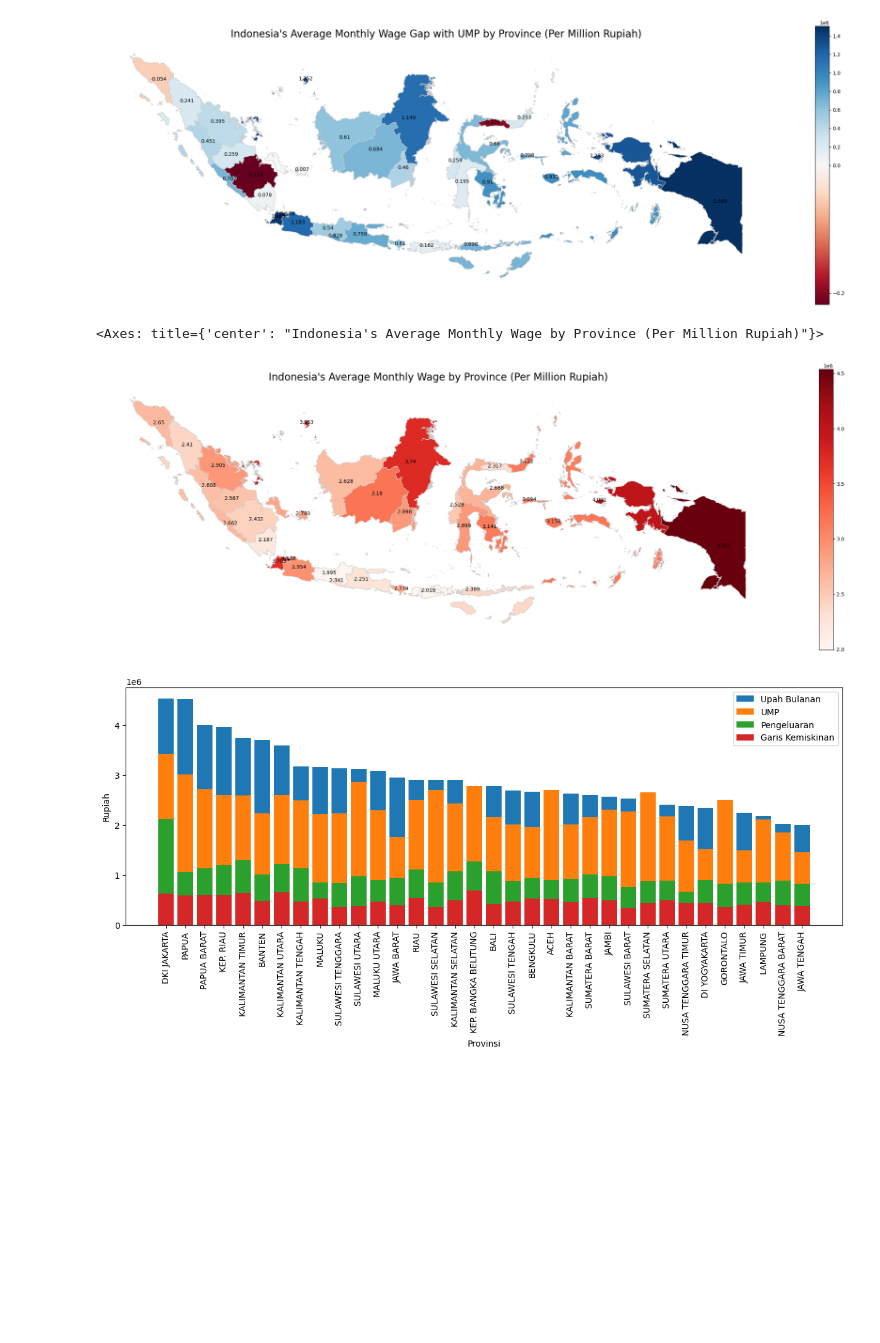
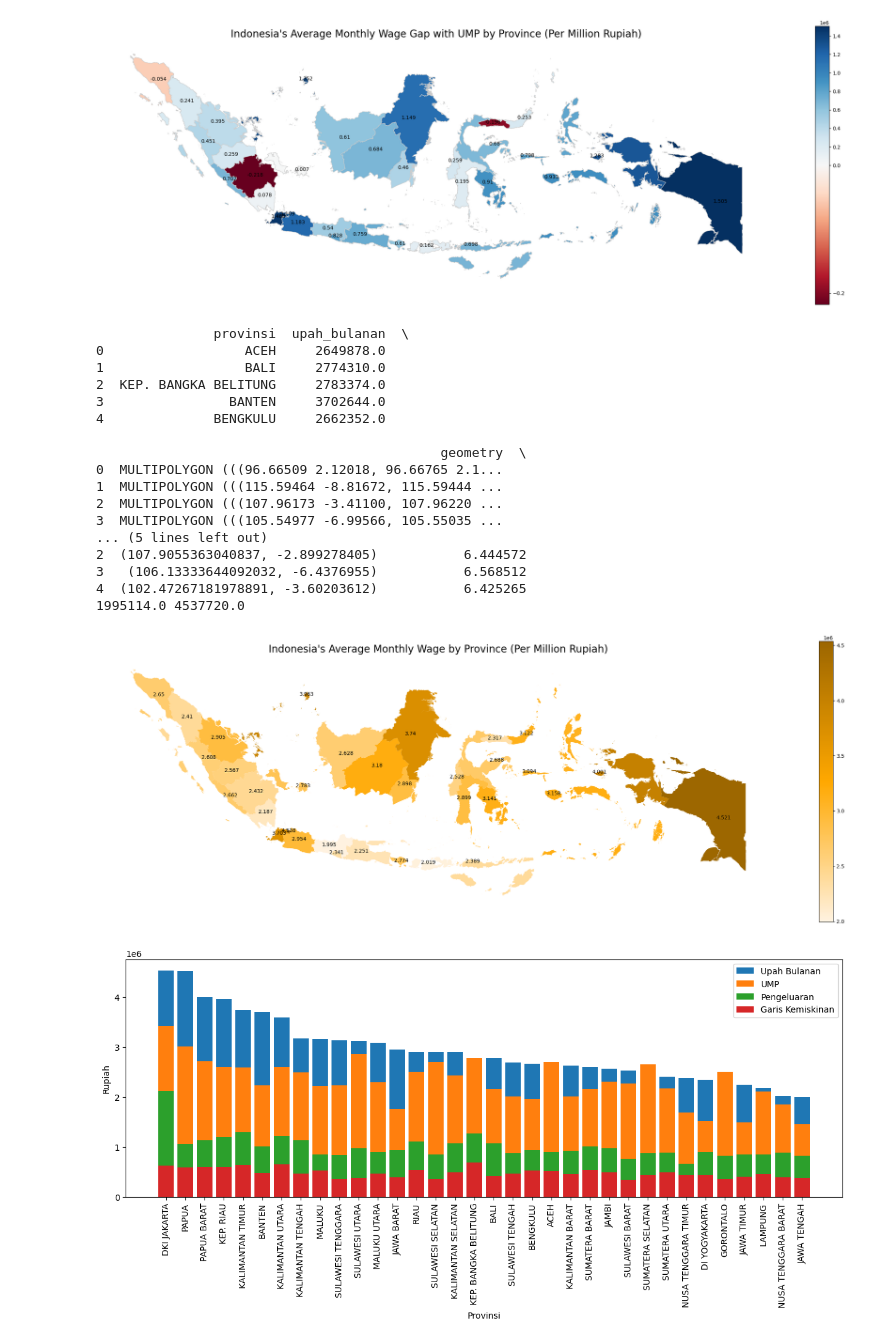
Before and after one commit to owencwijaya/tubes-01-visdat, a Jupyter notebook: dataset-kesejahteraan.ipynb, the cells around one changed output. Cells and saved outputs as stored; diff of their text form; code cells hidden in the pictures; blank space fills up the shorter version.

Commit message:
feat: update colors for choropleth + stacked chart

```diff
--- a/dataset-kesejahteraan.ipynb
+++ b/dataset-kesejahteraan.ipynb
@@ -575,33 +576,63 @@ upah_daerah_merged_gap.plot(column = column_name,
 <Axes: title={'center': "Indonesia's Average Monthly Wage Gap with UMP by Province (Per Million Rupiah)"}>
 [figure]
 # %%
+import math
+
 fig, ax = plt.subplots(figsize = (30, 10))
 
 column_name = 'upah_bulanan'
 
 value_min = upah_daerah_merged['upah_bulanan'].min()
 value_max = upah_daerah_merged['upah_bulanan'].max()
 
 ax.axis('off')
 
 title = 'Indonesia\'s Average Monthly Wage by Province (Per Million Rupiah)'
 
 ax.set_title(title, fontdict = {'fontsize': '20'})
 
 for idx, row in upah_daerah_merged.iterrows():
     ann = str(round(row[column_name] / 1e6, 3))
     plt.annotate(text = ann, xy = row['coords'], horizontalalignment = 'center')
 
-upah_daerah_merged.plot(column = column_name,
-                        cmap = 'Reds',
-                        linewidth = 0.8,
+upah_daerah_merged[f"{column_name}_mult"] = upah_daerah_merged[column_name].apply(lambda x : math.log(x, 10))
+
+print(upah_daerah_merged.head())
+value_min = upah_daerah_merged[f"{column_name}"].min()
+value_max = upah_daerah_merged[f"{column_name}"].max()
+
+import matplotlib.colors
+cmap = matplotlib.colors.LinearSegmentedColormap.from_list("", ["#fff2e0","#ffa800","#9c6600"])
+print(value_min, value_max)
+
+upah_daerah_merged.plot(column = f"{column_name}",
+                        cmap = cmap,
+                        linewidth = 0,
                         ax = ax,
-                        edgecolor = '0.8',
+                        edgecolor = '1',
                         legend = True,
                         norm = plt.Normalize(vmin = value_min, vmax = value_max))
+
+plt.show()
 # %% [output]
-<Axes: title={'center': "Indonesia's Average Monthly Wage by Province (Per Million Rupiah)"}>
+               provinsi  upah_bulanan  \
+0                  ACEH     2649878.0
+1                  BALI     2774310.0
+2  KEP. BANGKA BELITUNG     2783374.0
+3                BANTEN     3702644.0
+4              BENGKULU     2662352.0
+
+                                            geometry  \
+0  MULTIPOLYGON (((96.66509 2.12018, 96.66765 2.1...
+1  MULTIPOLYGON (((115.59464 -8.81672, 115.59444 ...
+2  MULTIPOLYGON (((107.96173 -3.41100, 107.96220 ...
+3  MULTIPOLYGON (((105.54977 -6.99566, 105.55035 ...
+... (5 lines left out)
+2  (107.9055363040837, -2.899278405)           6.444572
+3   (106.13333644092032, -6.4376955)           6.568512
+4  (102.47267181978891, -3.60203612)           6.425265
+1995114.0 4537720.0
-[figure, old version]
+[figure, new version]
 # %%
 # nunjukin perbedaan upah bulanan sama ump???
 
```
Also changed, not shown: parts of 4 cells of this notebook.
